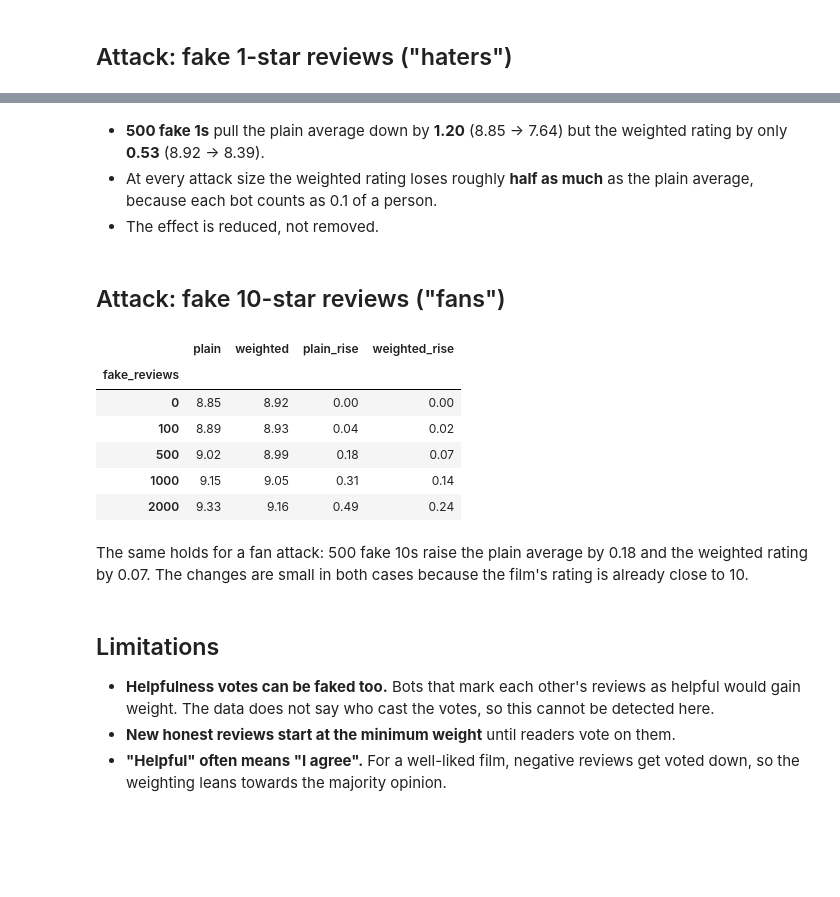
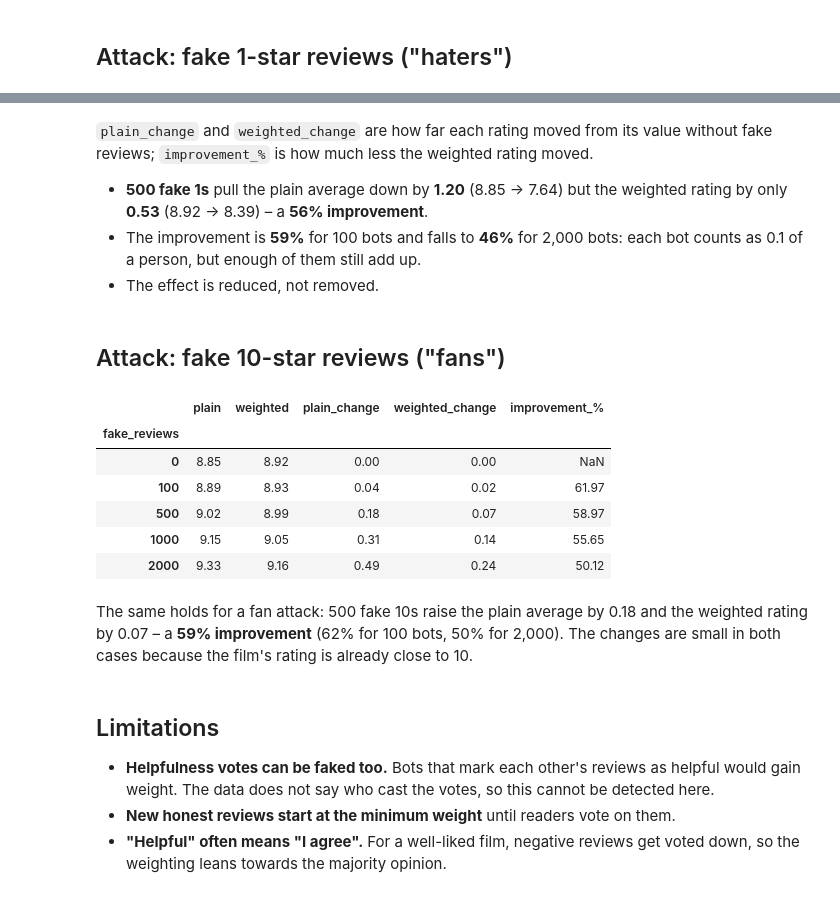
Before and after one commit to Uzairkheshgi/big_data_and_complex_socio_technical_systems, a Jupyter notebook: module1/simulation.ipynb, the cells around one changed output, grey strips where cells are left out. Cells and saved outputs as stored; diff of their text form; code cells hidden in the pictures; blank space fills up the shorter version.

```diff
--- a/module1/simulation.ipynb
+++ b/module1/simulation.ipynb
@@ -52,23 +51,24 @@ plt.show()
 # %% [markdown]
-- **500 fake 1s** pull the plain average down by **1.20** (8.85 → 7.64) but the weighted rating by only **0.53** (8.92 → 8.39).
-- At every attack size the weighted rating loses roughly **half as much** as the plain average, because each bot counts as 0.1 of a person.
+`plain_change` and `weighted_change` are how far each rating moved from its value without fake reviews; `improvement_%` is how much less the weighted rating moved.
+
+- **500 fake 1s** pull the plain average down by **1.20** (8.85 → 7.64) but the weighted rating by only **0.53** (8.92 → 8.39) – a **56% improvement**.
+- The improvement is **59%** for 100 bots and falls to **46%** for 2,000 bots: each bot counts as 0.1 of a person, but enough of them still add up.
 - The effect is reduced, not removed.
 # %% [markdown]
 ## Attack: fake 10-star reviews ("fans")
 # %%
 fans = simulate_attack(df, sizes=[0, 100, 500, 1000, 2000], rating=10)
-fans.assign(plain_rise=fans["plain"] - fans["plain"].iloc[0],
-            weighted_rise=fans["weighted"] - fans["weighted"].iloc[0]).round(2)
+fans.round(2)
 # %% [output]
-|  | plain | weighted | plain_rise | weighted_rise |
-| fake_reviews |  |  |  |  |
-| 0 | 8.85 | 8.92 | 0.00 | 0.00 |
-| 100 | 8.89 | 8.93 | 0.04 | 0.02 |
-| 500 | 9.02 | 8.99 | 0.18 | 0.07 |
-| 1000 | 9.15 | 9.05 | 0.31 | 0.14 |
-| 2000 | 9.33 | 9.16 | 0.49 | 0.24 |
+|  | plain | weighted | plain_change | weighted_change | improvement_% |
+| fake_reviews |  |  |  |  |  |
+| 0 | 8.85 | 8.92 | 0.00 | 0.00 | NaN |
+| 100 | 8.89 | 8.93 | 0.04 | 0.02 | 61.97 |
+| 500 | 9.02 | 8.99 | 0.18 | 0.07 | 58.97 |
+| 1000 | 9.15 | 9.05 | 0.31 | 0.14 | 55.65 |
+| 2000 | 9.33 | 9.16 | 0.49 | 0.24 | 50.12 |
 # %% [markdown]
-The same holds for a fan attack: 500 fake 10s raise the plain average by 0.18 and the weighted rating by 0.07. The changes are small in both cases because the film's rating is already close to 10.
+The same holds for a fan attack: 500 fake 10s raise the plain average by 0.18 and the weighted rating by 0.07 – a **59% improvement** (62% for 100 bots, 50% for 2,000). The changes are small in both cases because the film's rating is already close to 10.
 # %% [markdown]
 ## Limitations
 
```
Also changed, not shown: parts of 2 cells of this notebook, 1 other file.
